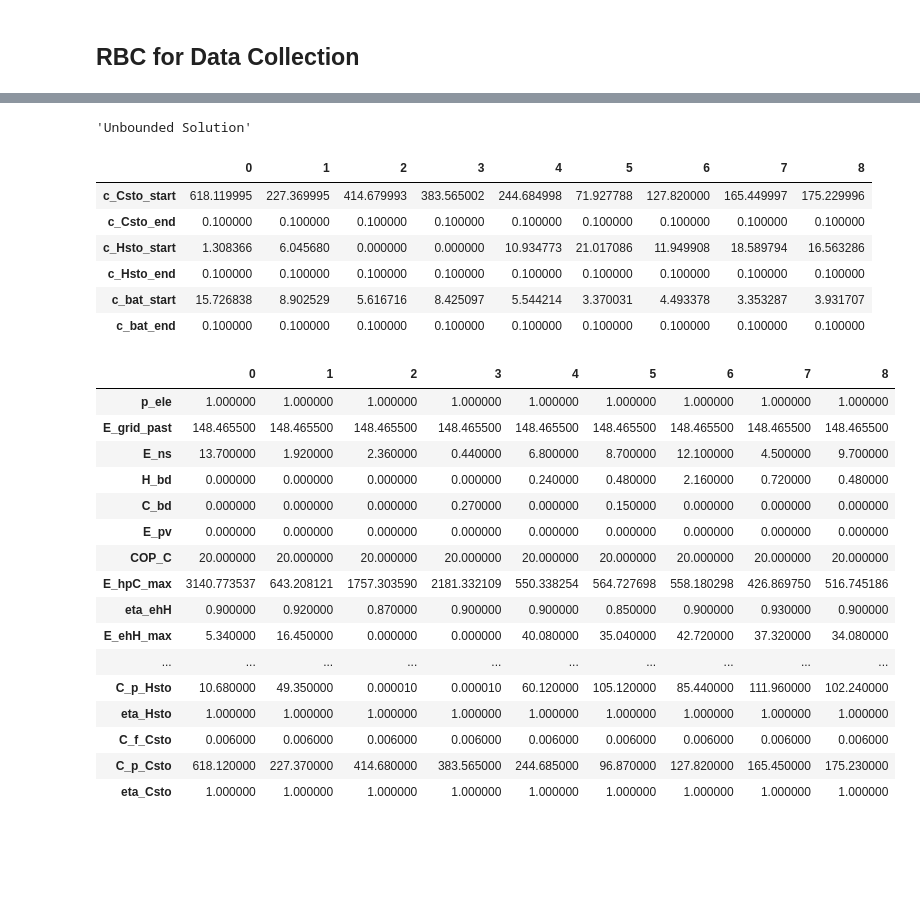
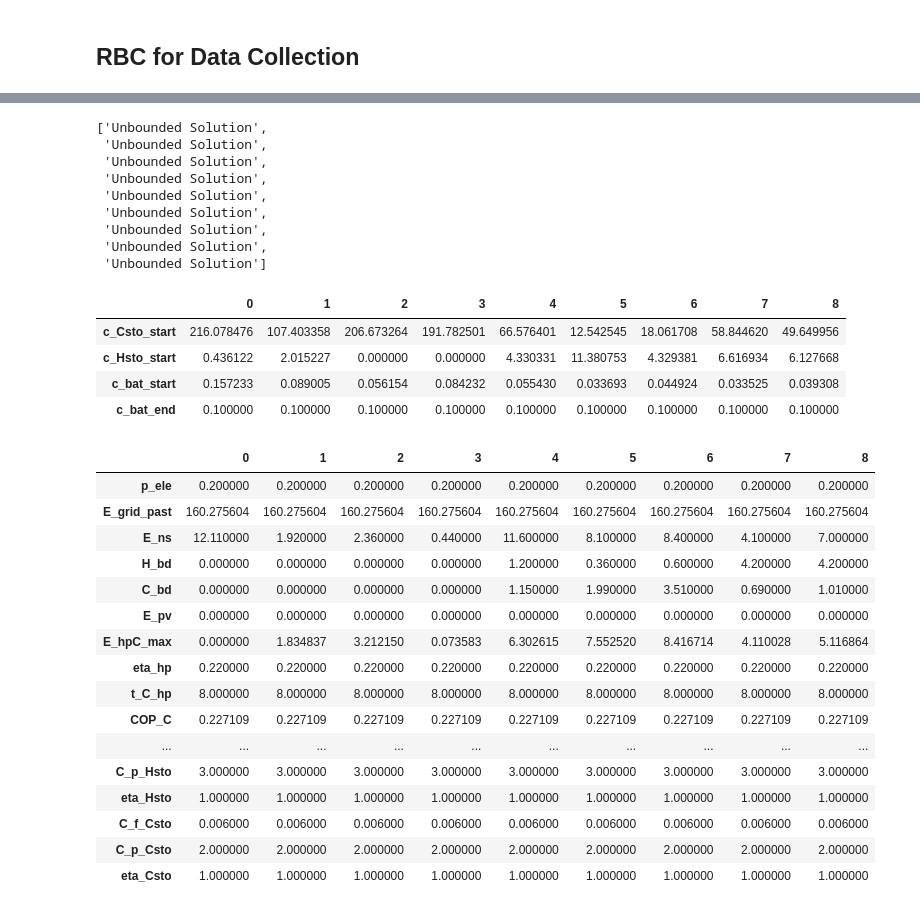
Before and after one commit to QasimWani/ZOiRL, a Jupyter notebook: implicit_agent.ipynb, the cells around one changed output, grey strips where cells are left out. Drawn from its saved outputs; the diff is of its cells as text; code cells hidden in the pictures; blank space fills up the shorter version.

Commit message:
debuggin optim model

```diff
--- a/implicit_agent.ipynb
+++ b/implicit_agent.ipynb
@@ -43,7 +37,7 @@ array([0.77100895, 0.81155483, 0.86054767])
 ### load weather data for calculation of COP
 with open(env.data_path / env.weather_file) as csv_file:
     weather_data = pd.read_csv(csv_file)
-weather_data = weather_data['Outdoor Drybulb Temperature [C]']
+weather_data = 273.15 + np.array(weather_data['Outdoor Drybulb Temperature [C]'])
 # %% [markdown]
 ## Load Data
 # %%
@@ -74,10 +68,16 @@ def get_current_data(env, t):
     E_pv = [env.buildings['Building_'+str(i)].get_solar_power() for i in range(1, _num_buildings+1)] #CT
 
     # Heat Pump
-    E_hpC_max = [env.buildings['Building_'+str(i)].cooling_device.get_max_cooling_power() for i in range(1, _num_buildings+1)] #P
-    eta_ehH = [0.22]*_num_buildings #P
+    eta_hp = [0.22]*_num_buildings #P
     t_C_hp = [8]*_num_buildings #P target cooling temperature (universal constant)
-    COP_C = [eta_ehH[i] * float(t_C_hp + 273.15) / float(weather_data[t] - t_C_hp)  for i in range(_num_buildings)] #DP
+    COP_C = [eta_hp[i] * float(t_C_hp[i] + 273.15) / float(weather_data[t] - t_C_hp[i])  for i in range(_num_buildings)] #DP
+
+    E_hpC_max = [0]*_num_buildings
+    for i in range(1, _num_buildings):
+        building = env.buildings['Building_' + str(i)]
+        if C_max[i] < COP_C[i]: #auto-size
+            C_max[i] = np.max(np.array(building.cooling_device_to_building[-_max_load :]) / COP_C[i])
+        E_hpC_max[i] = C_max[i] * COP_C[i] #P
 
     # Electric Heater
     eta_ehH = [0.9]*_num_buildings #P
@@ -113,11 +113,15 @@ def get_current_data(env, t):
     observation_data['E_ns'] = E_ns
     observation_data['H_bd'] = H_bd
     observation_data['C_bd'] = C_bd
+    #observation_data['H_max'] = H_max
+    #observation_data['C_max'] = C_max
 
     observation_data['E_pv'] = E_pv
 
+    observation_data['E_hpC_max'] = E_hpC_max
+    observation_data['eta_hp'] = eta_hp
+    observation_data['t_C_hp'] = t_C_hp
     observation_data['COP_C'] = COP_C
-    observation_data['E_hpC_max'] = E_hpC_max
 
     observation_data['eta_ehH'] = eta_ehH
     observation_data['E_ehH_max'] = E_ehH_max
@@ -141,7 +145,7 @@ def get_current_data(env, t):
 # %%
 def parse_data(data:dict, current_data:dict):
     """ Parses `current_data` for optimization and loads into `data` """
-    assert len(current_data) == 22, "Invalid number of parameters. Can't run basic (root) agent optimization"
+    assert len(current_data) == 24, "Invalid number of parameters. Can't run basic (root) agent optimization"
 
     for key, value in current_data.items():
         if key not in data:
@@ -433,7 +410,7 @@ actions_arr = [] #plot actions
 state = env.reset() #states/building
 done = False
 t_idx = 0
-rbc_threshold = 168 #run RBC 1st week of every 2 months
+rbc_threshold = 336 #run RBC for 2 weeks
 
 total_rewards = [] #reward for each building
 
@@ -443,7 +420,7 @@ indx_hour = get_idx_hour()
 start = time.time()
 
 #run agent
-while not done and t_idx < 168 + 48:
+while not done and t_idx < rbc_threshold + 48:
 
     hour_state = np.array([[state[0][indx_hour]]])
 
@@ -459,7 +436,6 @@ while not done and t_idx < 168 + 48:
         #running optimization per 24 hours.
         data_est = estimate_data(deepcopy(env), agents, state, deepcopy(data), indx_hour, t_idx, init_updates) #adaptive-perhour
         action = get_actions(data_est, t_idx % 24) #runs optimization per hour.
-
         next_state, rewards, done, _ = env.step(action)
 
     state = next_state
@@ -506,20 +480,26 @@ plt.show()
 # %%
 #optimization debug -> !!! PROBLEM !!!
-debug = get_actions(data_est, 12, debug=True, apply_seed=False)
-debug[0].solve()
+debug = get_actions(data_est, 0, debug=False, apply_seed=False)
+debug
 # %% [output]
-'Unbounded Solution'
+['Unbounded Solution',
+ 'Unbounded Solution',
+ 'Unbounded Solution',
+ 'Unbounded Solution',
+ 'Unbounded Solution',
+ 'Unbounded Solution',
+ 'Unbounded Solution',
+ 'Unbounded Solution',
+ 'Unbounded Solution']
 # %%
-pd.DataFrame([*data_est['c_Csto_end'], *data_est['c_Hsto_end'], *data_est['c_bat_end']], index=[
-    "c_Csto_start", "c_Csto_end", "c_Hsto_start", "c_Hsto_end", "c_bat_start", "c_bat_end"
+pd.DataFrame([data_est['c_Csto_end'][0], data_est['c_Hsto_end'][0], *data_est['c_bat_end']], index=[
+    "c_Csto_start", "c_Hsto_start", "c_bat_start", "c_bat_end"
 ])
 # %% [output]
 |  | 0 | 1 | 2 | 3 | 4 | 5 | 6 | 7 | 8 |
-| c_Csto_start | 618.119995 | 227.369995 | 414.679993 | 383.565002 | 244.684998 | 71.927788 | 127.820000 | 165.449997 | 175.229996 |
-| c_Csto_end | 0.100000 | 0.100000 | 0.100000 | 0.100000 | 0.100000 | 0.100000 | 0.100000 | 0.100000 | 0.100000 |
-| c_Hsto_start | 1.308366 | 6.045680 | 0.000000 | 0.000000 | 10.934773 | 21.017086 | 11.949908 | 18.589794 | 16.563286 |
-| c_Hsto_end | 0.100000 | 0.100000 | 0.100000 | 0.100000 | 0.100000 | 0.100000 | 0.100000 | 0.100000 | 0.100000 |
-| c_bat_start | 15.726838 | 8.902529 | 5.616716 | 8.425097 | 5.544214 | 3.370031 | 4.493378 | 3.353287 | 3.931707 |
+| c_Csto_start | 216.078476 | 107.403358 | 206.673264 | 191.782501 | 66.576401 | 12.542545 | 18.061708 | 58.844620 | 49.649956 |
+| c_Hsto_start | 0.436122 | 2.015227 | 0.000000 | 0.000000 | 4.330331 | 11.380753 | 4.329381 | 6.616934 | 6.127668 |
+| c_bat_start | 0.157233 | 0.089005 | 0.056154 | 0.084232 | 0.055430 | 0.033693 | 0.044924 | 0.033525 | 0.039308 |
 | c_bat_end | 0.100000 | 0.100000 | 0.100000 | 0.100000 | 0.100000 | 0.100000 | 0.100000 | 0.100000 | 0.100000 |
 # %%
 t_test = 0
@@ -533,21 +513,21 @@ for key in data_est.keys():
 pd.DataFrame(bd_debug, index=row_ind)
 # %% [output]
 |  | 0 | 1 | 2 | 3 | 4 | 5 | 6 | 7 | 8 |
-| p_ele | 1.000000 | 1.000000 | 1.000000 | 1.000000 | 1.000000 | 1.000000 | 1.000000 | 1.000000 | 1.000000 |
-| E_grid_past | 148.465500 | 148.465500 | 148.465500 | 148.465500 | 148.465500 | 148.465500 | 148.465500 | 148.465500 | 148.465500 |
-| E_ns | 13.700000 | 1.920000 | 2.360000 | 0.440000 | 6.800000 | 8.700000 | 12.100000 | 4.500000 | 9.700000 |
-| H_bd | 0.000000 | 0.000000 | 0.000000 | 0.000000 | 0.240000 | 0.480000 | 2.160000 | 0.720000 | 0.480000 |
-| C_bd | 0.000000 | 0.000000 | 0.000000 | 0.270000 | 0.000000 | 0.150000 | 0.000000 | 0.000000 | 0.000000 |
+| p_ele | 0.200000 | 0.200000 | 0.200000 | 0.200000 | 0.200000 | 0.200000 | 0.200000 | 0.200000 | 0.200000 |
+| E_grid_past | 160.275604 | 160.275604 | 160.275604 | 160.275604 | 160.275604 | 160.275604 | 160.275604 | 160.275604 | 160.275604 |
+| E_ns | 12.110000 | 1.920000 | 2.360000 | 0.440000 | 11.600000 | 8.100000 | 8.400000 | 4.100000 | 7.000000 |
+| H_bd | 0.000000 | 0.000000 | 0.000000 | 0.000000 | 1.200000 | 0.360000 | 0.600000 | 4.200000 | 4.200000 |
+| C_bd | 0.000000 | 0.000000 | 0.000000 | 0.000000 | 1.150000 | 1.990000 | 3.510000 | 0.690000 | 1.010000 |
 | E_pv | 0.000000 | 0.000000 | 0.000000 | 0.000000 | 0.000000 | 0.000000 | 0.000000 | 0.000000 | 0.000000 |
-| COP_C | 20.000000 | 20.000000 | 20.000000 | 20.000000 | 20.000000 | 20.000000 | 20.000000 | 20.000000 | 20.000000 |
-| E_hpC_max | 3140.773537 | 643.208121 | 1757.303590 | 2181.332109 | 550.338254 | 564.727698 | 558.180298 | 426.869750 | 516.745186 |
-| eta_ehH | 0.900000 | 0.920000 | 0.870000 | 0.900000 | 0.900000 | 0.850000 | 0.900000 | 0.930000 | 0.900000 |
-| E_ehH_max | 5.340000 | 16.450000 | 0.000000 | 0.000000 | 40.080000 | 35.040000 | 42.720000 | 37.320000 | 34.080000 |
+| E_hpC_max | 0.000000 | 1.834837 | 3.212150 | 0.073583 | 6.302615 | 7.552520 | 8.416714 | 4.110028 | 5.116864 |
+| eta_hp | 0.220000 | 0.220000 | 0.220000 | 0.220000 | 0.220000 | 0.220000 | 0.220000 | 0.220000 | 0.220000 |
+| t_C_hp | 8.000000 | 8.000000 | 8.000000 | 8.000000 | 8.000000 | 8.000000 | 8.000000 | 8.000000 | 8.000000 |
+| COP_C | 0.227109 | 0.227109 | 0.227109 | 0.227109 | 0.227109 | 0.227109 | 0.227109 | 0.227109 | 0.227109 |
 | ... | ... | ... | ... | ... | ... | ... | ... | ... | ... |
-| C_p_Hsto | 10.680000 | 49.350000 | 0.000010 | 0.000010 | 60.120000 | 105.120000 | 85.440000 | 111.960000 | 102.240000 |
+| C_p_Hsto | 3.000000 | 3.000000 | 3.000000 | 3.000000 | 3.000000 | 3.000000 | 3.000000 | 3.000000 | 3.000000 |
 | eta_Hsto | 1.000000 | 1.000000 | 1.000000 | 1.000000 | 1.000000 | 1.000000 | 1.000000 | 1.000000 | 1.000000 |
 | C_f_Csto | 0.006000 | 0.006000 | 0.006000 | 0.006000 | 0.006000 | 0.006000 | 0.006000 | 0.006000 | 0.006000 |
-| C_p_Csto | 618.120000 | 227.370000 | 414.680000 | 383.565000 | 244.685000 | 96.870000 | 127.820000 | 165.450000 | 175.230000 |
+| C_p_Csto | 2.000000 | 2.000000 | 2.000000 | 2.000000 | 2.000000 | 2.000000 | 2.000000 | 2.000000 | 2.000000 |
 | eta_Csto | 1.000000 | 1.000000 | 1.000000 | 1.000000 | 1.000000 | 1.000000 | 1.000000 | 1.000000 | 1.000000 |
 # %%
 basic_agent_cost = env.cost()
```
Also changed, not shown: parts of 8 cells of this notebook.
